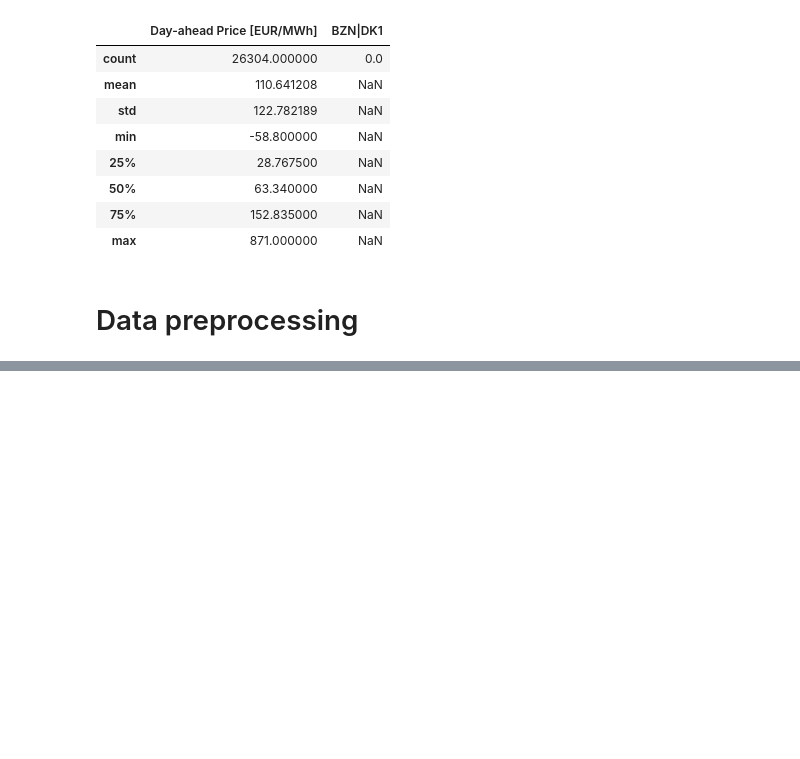
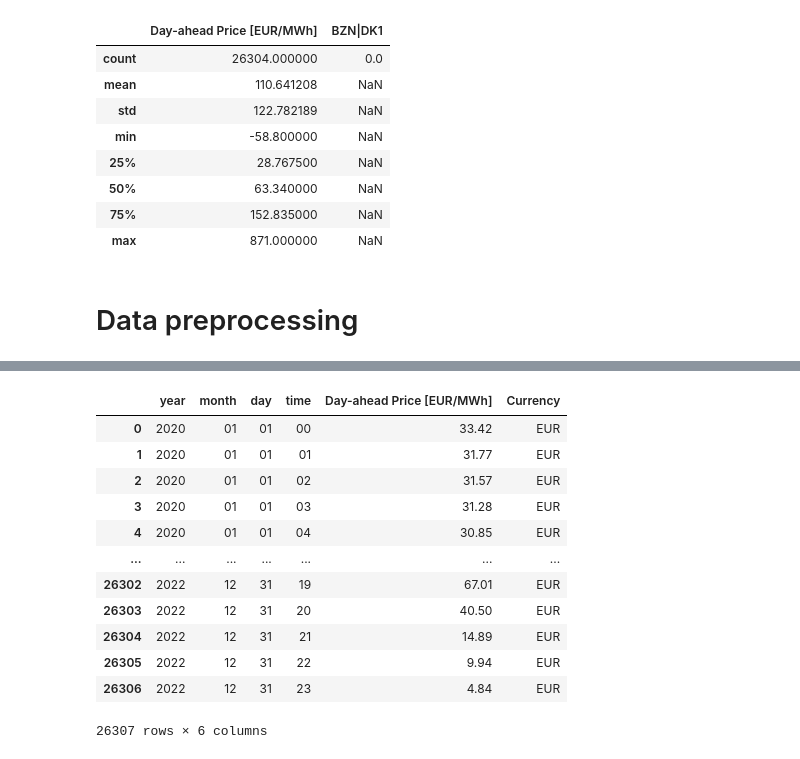
Before and after one commit to Brlsadiksha/M6_sem_project, a Jupyter notebook: Sem_proj.ipynb, the cells around one changed output, grey strips where cells are left out. Saved outputs shown, nothing was run; the diff lists cells and outputs as text; code cells hidden in the pictures; blank space fills up the shorter version.

```diff
--- a/Sem_proj.ipynb
+++ b/Sem_proj.ipynb
@@ -104,0 +113,9 @@ ValueError: Columns must be same length as key
+# %%
+# drop datetime column
+df = df.drop('date&time', axis=1)
+# %%
+# drop time column
+df = df.drop('time', axis=1)
+# %%
+# drop BZN|DK1
+df = df.drop('BZN|DK1', axis=1)
@@ -104,0 +139,12 @@ ValueError: Columns must be same length as key
+# %%
+# Split the datetime column into two columns using a space as the separator
+df[['date', 'time']] = df['Date'].str.split(' ', expand=True)
+
+# Split the date column into year, month, and day columns
+df[['day', 'month', 'year']] = df['date'].str.split('.', expand=True)
+
+# Add an hour column
+df['hour'] = df['time'].str.split(':', expand=True)[0]
+
+# Drop the original date and time columns
+df = df.drop(['Date', 'date', 'time'], axis=1)
@@ -104,0 +168,22 @@ ValueError: Columns must be same length as key
+# %%
+# reorder the columns
+df.insert(0, 'time', df.pop('hour'))
+df.insert(0, 'day', df.pop('day'))
+df.insert(0, 'month', df.pop('month'))
+df.insert(0, 'year', df.pop('year'))
+# df
+df
+# %% [output]
+|  | year | month | day | time | Day-ahead Price [EUR/MWh] | Currency |
+| 0 | 2020 | 01 | 01 | 00 | 33.42 | EUR |
+| 1 | 2020 | 01 | 01 | 01 | 31.77 | EUR |
+| 2 | 2020 | 01 | 01 | 02 | 31.57 | EUR |
+| 3 | 2020 | 01 | 01 | 03 | 31.28 | EUR |
+| 4 | 2020 | 01 | 01 | 04 | 30.85 | EUR |
+| ... | ... | ... | ... | ... | ... | ... |
+| 26302 | 2022 | 12 | 31 | 19 | 67.01 | EUR |
+| 26303 | 2022 | 12 | 31 | 20 | 40.50 | EUR |
+| 26304 | 2022 | 12 | 31 | 21 | 14.89 | EUR |
+| 26305 | 2022 | 12 | 31 | 22 | 9.94 | EUR |
+| 26306 | 2022 | 12 | 31 | 23 | 4.84 | EUR |
+26307 rows × 6 columns
```
Also changed, not shown: parts of 13 cells of this notebook.
